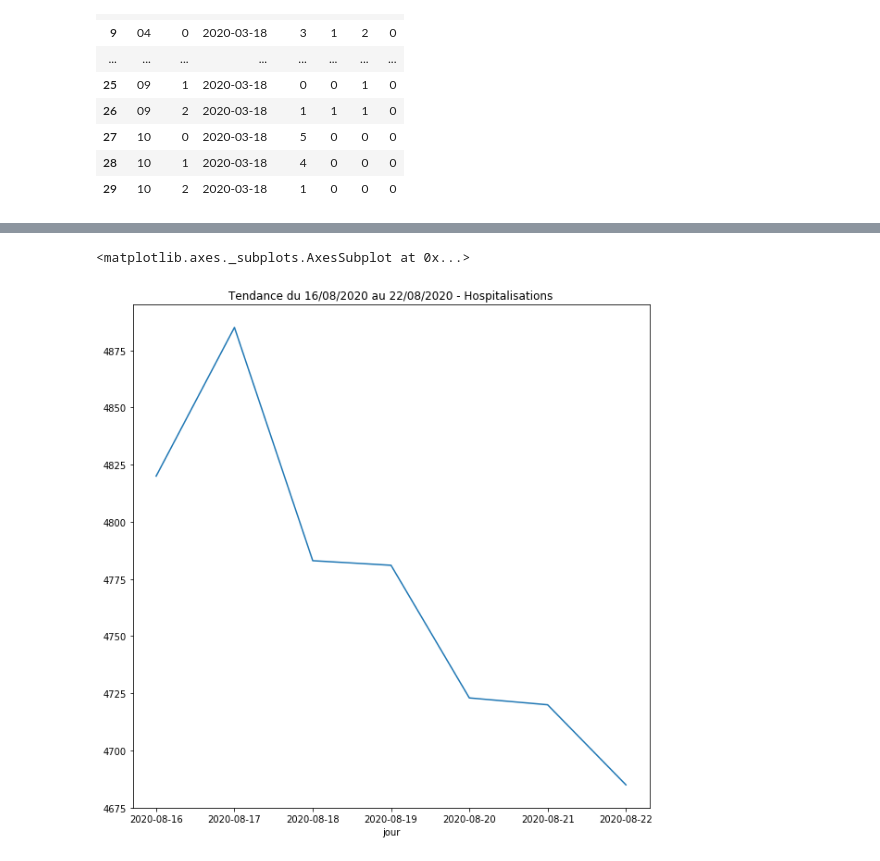
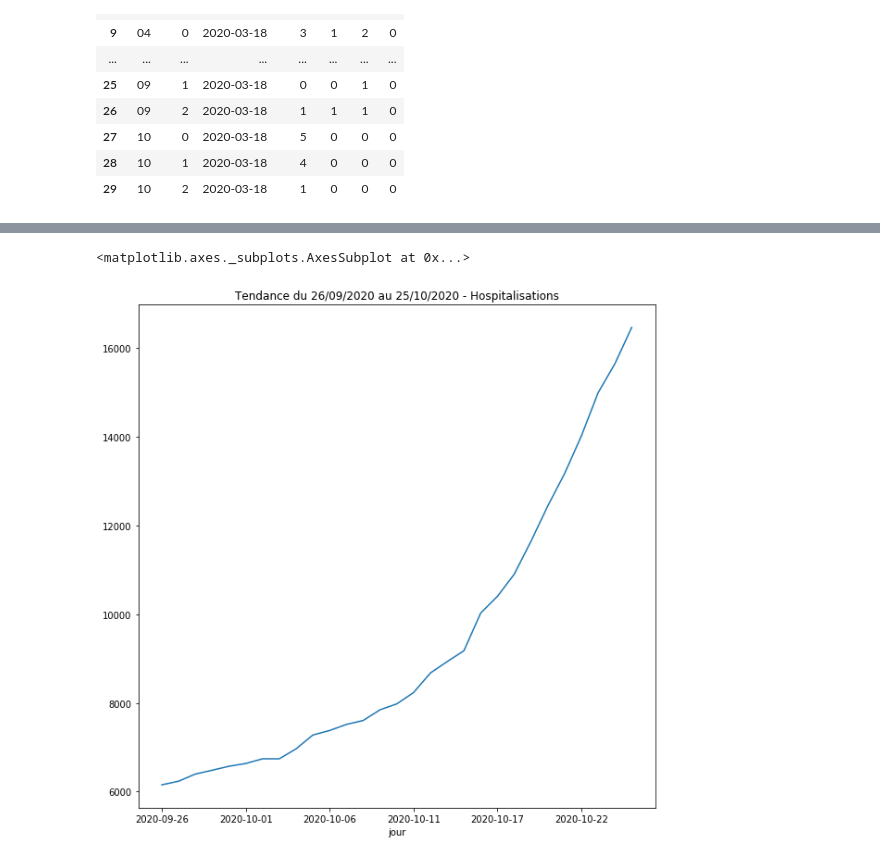
Before and after one commit to gcascade/covid19_france, a Jupyter notebook: notebooks/2.0-gca-play-with-data.ipynb, the cells around one changed output, grey strips where cells are left out. Saved outputs shown, nothing was run; the diff lists cells and outputs as text; code cells hidden in the pictures.

```diff
--- a/notebooks/2.0-gca-play-with-data.ipynb
+++ b/notebooks/2.0-gca-play-with-data.ipynb
@@ -59,3 +59,8 @@ memory usage: 2.6+ MB
+# %%
+# edit the following days : 2020-06-27, 2020-06-28, 2020-06-29
+df['jour'] = df['jour'].replace('27/06/2020', '2020-06-27')
+df['jour'] = df['jour'].replace('28/06/2020', '2020-06-28')
+df['jour'] = df['jour'].replace('29/06/2020', '2020-06-29')
 # %%
 # create a filter for all genders
 all_gender_filter = df['sexe'] == 0
@@ -104,9 +109,9 @@ yesterday_df.plot(kind = 'bar', x = 'dep', y = 'dc')
 # %%
-last_week = date.today() - timedelta(days = 7)
-last_week_filter = df['jour'] >= last_week.strftime('%Y-%m-%d')
-last_week_df = df.where(last_week_filter & all_gender_filter & pattern_matcher_filter).dropna()
-last_week_df = last_week_df.groupby(['jour'])
-last_week_df.head()
-last_week_df.sum()['hosp']
+last_month = date.today() - timedelta(days = 30)
+last_month_filter = df['jour'] >= last_month.strftime('%Y-%m-%d')
+last_month_df = df.where(last_month_filter & all_gender_filter & pattern_matcher_filter).dropna()
+last_month_df = last_month_df.groupby(['jour'])
+last_month_df.head()
+last_month_df.sum()['hosp']
 # %% [output]
 jour
@@ -120,9 +133,9 @@ jour
 Name: hosp, dtype: float64
 # %%
-week_title = 'Tendance du ' + last_week.strftime('%d/%m/%Y') + ' au ' + yesterday.strftime('%d/%m/%Y')
+week_title = 'Tendance du ' + last_month.strftime('%d/%m/%Y') + ' au ' + yesterday.strftime('%d/%m/%Y')
 # %%
-last_week_df.sum()['hosp'].plot(title = week_title + ' - Hospitalisations', figsize= (10,10))
+last_month_df.sum()['hosp'].plot(title = week_title + ' - Hospitalisations', figsize= (10,10))
 # %% [output]
 <matplotlib.axes._subplots.AxesSubplot at 0x...>
-[figure, old version]
+[figure, new version]
 # %%
```
Also changed, not shown: parts of 15 cells of this notebook.
